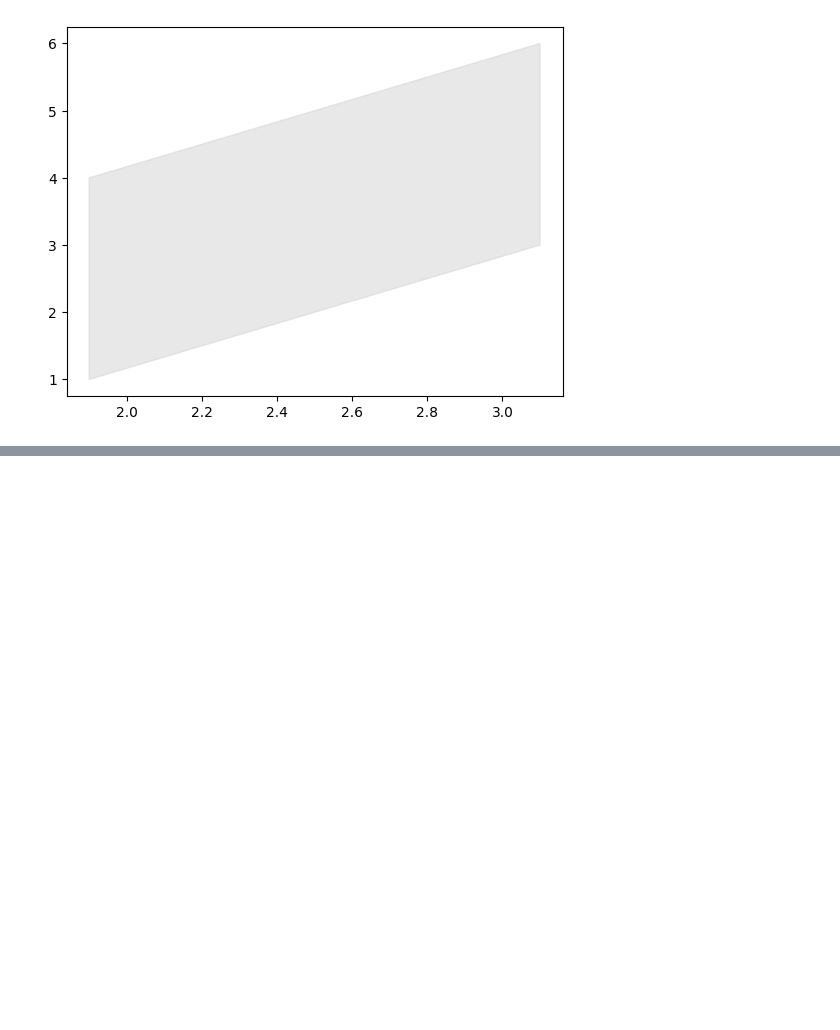
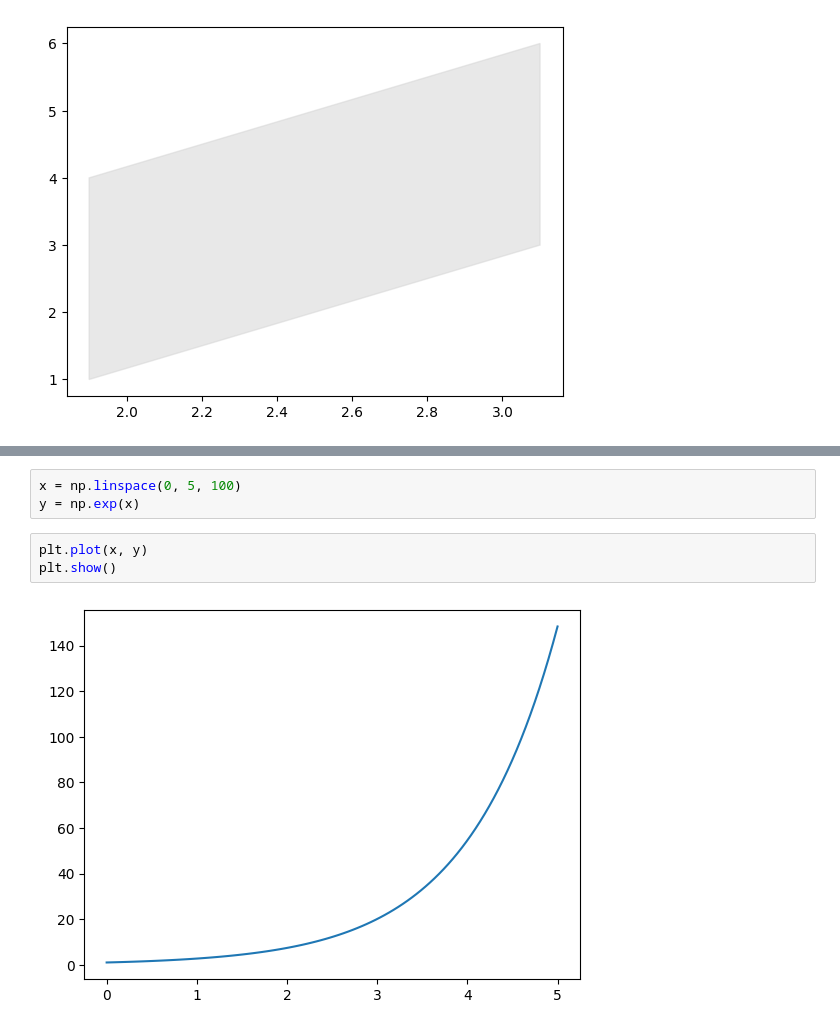
Before and after one commit to 9-coding/DataProcessing, a Jupyter notebook: Matplotlib/04-graph_style.ipynb, the cells around one changed output, grey strips where cells are left out. Saved outputs shown, nothing was run; the diff lists cells and outputs as text; blank space fills up the shorter version.

```diff
--- a/Matplotlib/04-graph_style.ipynb
+++ b/Matplotlib/04-graph_style.ipynb
@@ -70,0 +103,8 @@ plt.show()
+# %%
+x = np.linspace(0, 5, 100)
+y = np.exp(x)
+# %%
+plt.plot(x, y)
+plt.show()
+# %% [output]
+[figure, added]
```
Also changed, not shown: parts of 8 cells of this notebook.
